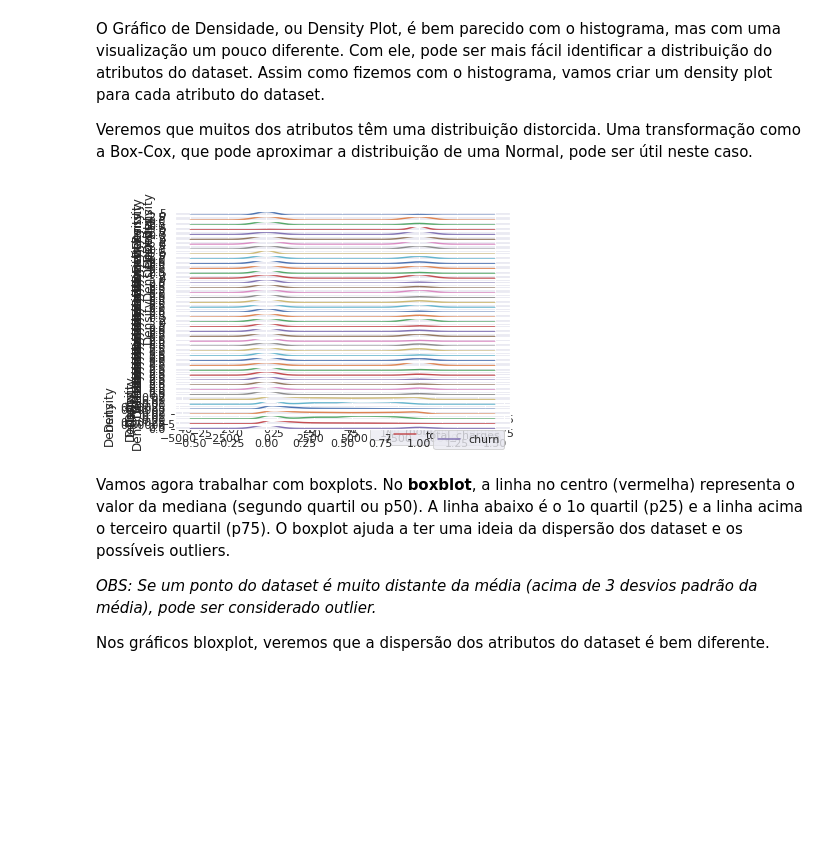
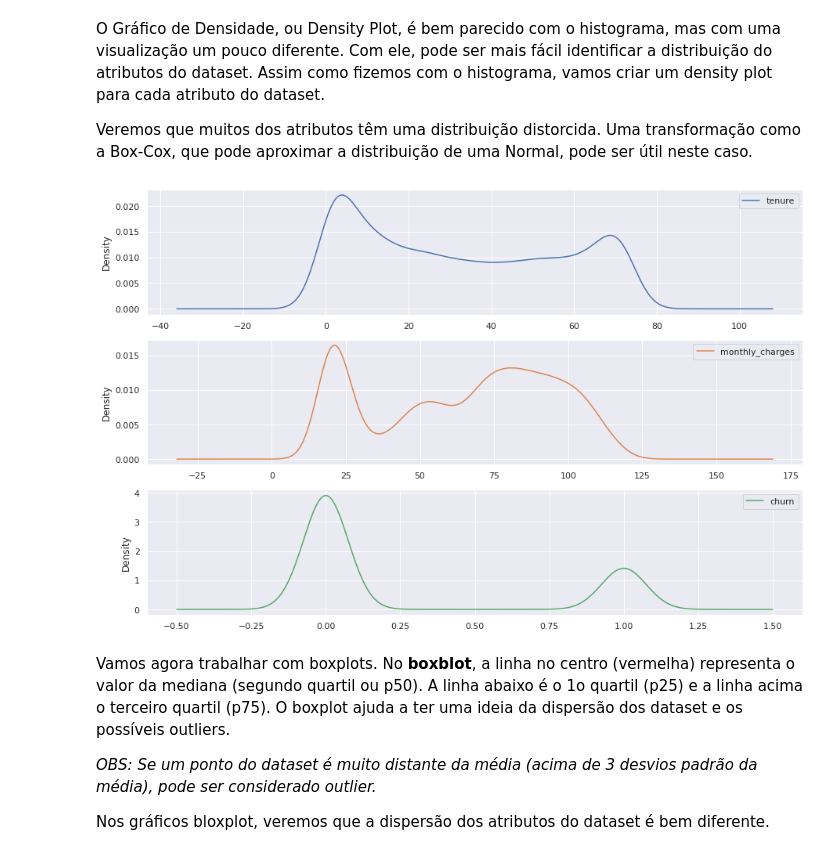
Before and after one commit to itaborai83/ecd221-ML-trabalho, a Jupyter notebook: ML_7_Projeto_completo_de_Classificação_Binária_Telco_Churn.ipynb, the cells around one changed output. Drawn from its saved outputs; the diff is of its cells as text; code cells hidden in the pictures; blank space fills up the shorter version.

```diff
--- a/ML_7_Projeto_completo_de_Classificação_Binária_Telco_Churn.ipynb
+++ b/ML_7_Projeto_completo_de_Classificação_Binária_Telco_Churn.ipynb
@@ -718,10 +644,10 @@ O Gráfico de Densidade, ou Density Plot, é bem parecido com o histograma, mas
 Veremos que muitos dos atributos têm uma distribuição distorcida. Uma transformação como a Box-Cox, que pode aproximar a distribuição de uma Normal, pode ser útil neste caso.
 # %%
 # Density Plot
-churn_df.plot(kind = 'density', subplots = True, sharex = False)
+churn_df.plot(kind = 'density', subplots = True, sharex = False, figsize = (15,10))
 plt.show()
 # %% [output]
-[figure, old version]
+[figure, new version]
 # %% [markdown]
 Vamos agora trabalhar com boxplots. No **boxblot**, a linha no centro (vermelha) representa o valor da mediana (segundo quartil ou p50). A linha abaixo é o 1o quartil (p25) e a linha acima o terceiro quartil (p75). O boxplot ajuda a ter uma ideia da dispersão dos dataset e os possíveis outliers.
 
```
Also changed, not shown: parts of 81 cells of this notebook.
